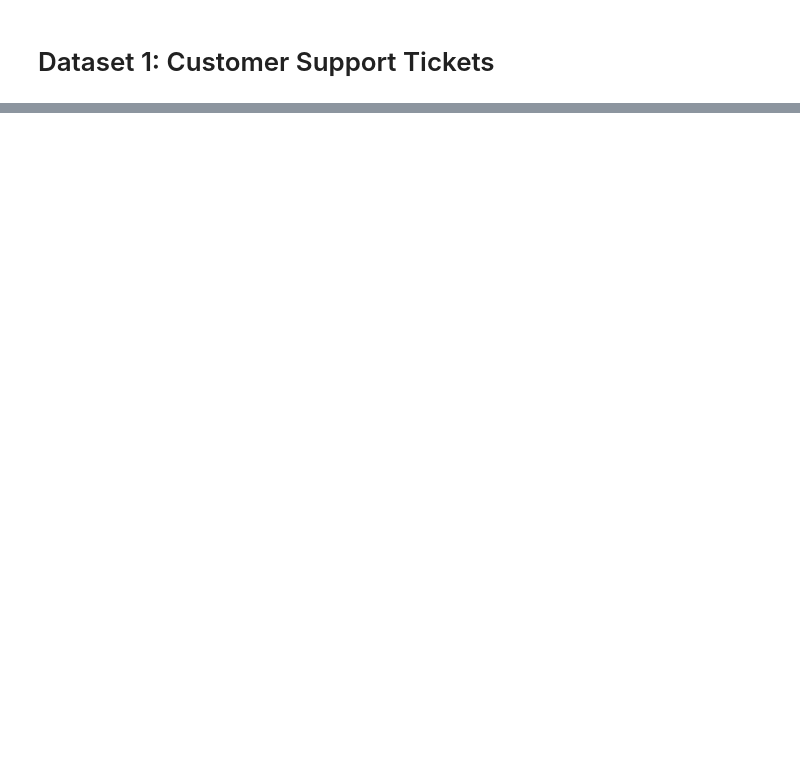
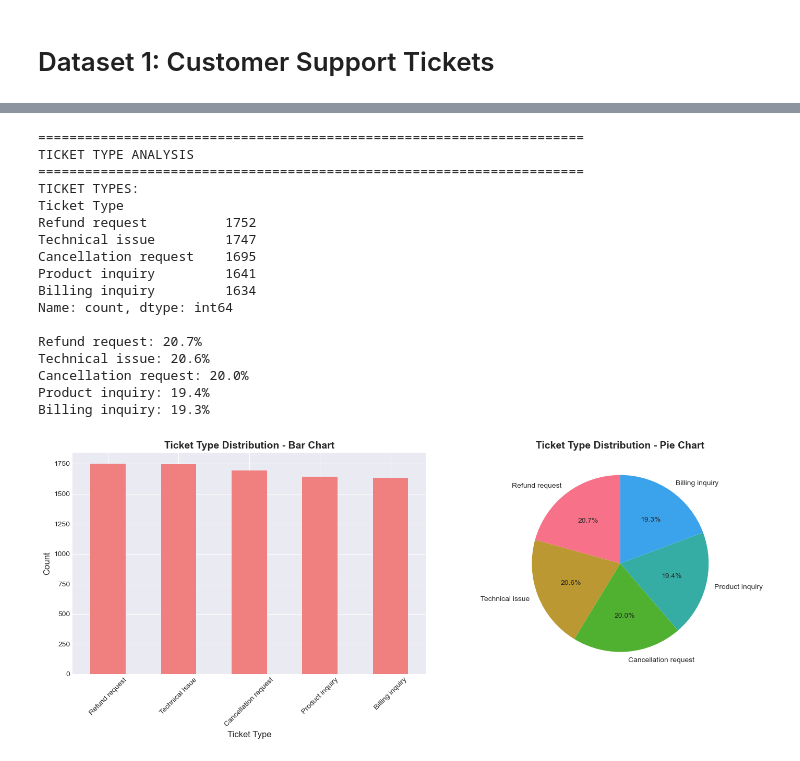
Before and after one commit to HoodaVishal/Intelligent-Customer-Support-System, a Jupyter notebook: notebooks/01_Data_Exploration.ipynb, the cells around one changed output, grey strips where cells are left out. Saved outputs shown, nothing was run; the diff lists cells and outputs as text; code cells hidden in the pictures; blank space fills up the shorter version.

```diff
--- a/notebooks/01_Data_Exploration.ipynb
+++ b/notebooks/01_Data_Exploration.ipynb
@@ -243,0 +259,52 @@ Name: Time to Resolution, dtype: object
+# %%
+# Ticket Type Analysis
+print('=' * 70)
+print('TICKET TYPE ANALYSIS')
+print('=' * 70)
+
+if 'Ticket Type' in tickets.columns:
+    print('TICKET TYPES:')
+    ticket_types = tickets['Ticket Type'].value_counts()
+    print(ticket_types)
+    print()
+
+    # Percentages
+    for ticket_type, count in ticket_types.items():
+        pct = (count / len(tickets)) * 100
+        print(f"{ticket_type}: {pct:.1f}%")
+
+    # Visulization
+    fig, (ax1, ax2) = plt.subplots(1, 2, figsize = (15, 6))
+
+    # Bar chart
+    ticket_types.plot(kind = 'bar', ax = ax1, color = 'lightcoral')
+    ax1.set_title('Ticket Type Distribution - Bar Chart', fontsize = 14, fontweight = 'bold')
+    ax1.set_xlabel('Ticket Type', fontsize = 12)
+    ax1.set_ylabel('Count', fontsize = 12)
+    ax1.tick_params(axis = 'x', rotation = 45)
+
+    # Pie chart
+    ax2.pie(ticket_types, labels = ticket_types.index, autopct = '%1.1f%%', startangle = 90)
+    ax2.set_title('Ticket Type Distribution - Pie Chart', fontsize = 14, fontweight = 'bold')
+
+    plt.tight_layout()
+    plt.show()
+# %% [output]
+======================================================================
+TICKET TYPE ANALYSIS
+======================================================================
+TICKET TYPES:
+Ticket Type
+Refund request          1752
+Technical issue         1747
+Cancellation request    1695
+Product inquiry         1641
+Billing inquiry         1634
+Name: count, dtype: int64
+
+Refund request: 20.7%
+Technical issue: 20.6%
+Cancellation request: 20.0%
+Product inquiry: 19.4%
+Billing inquiry: 19.3%
+[figure, added]
```
Also changed, not shown: parts of 9 cells of this notebook.
